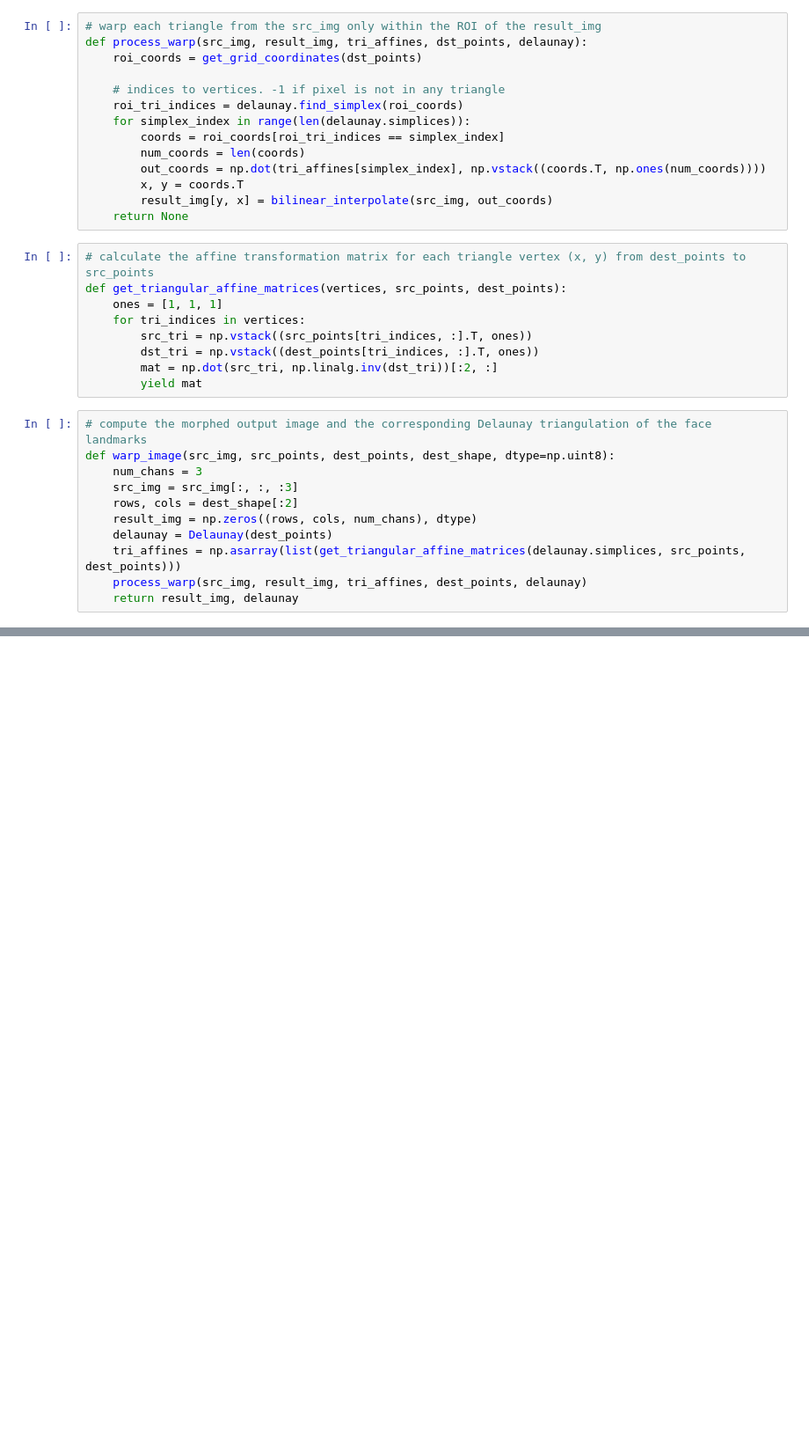
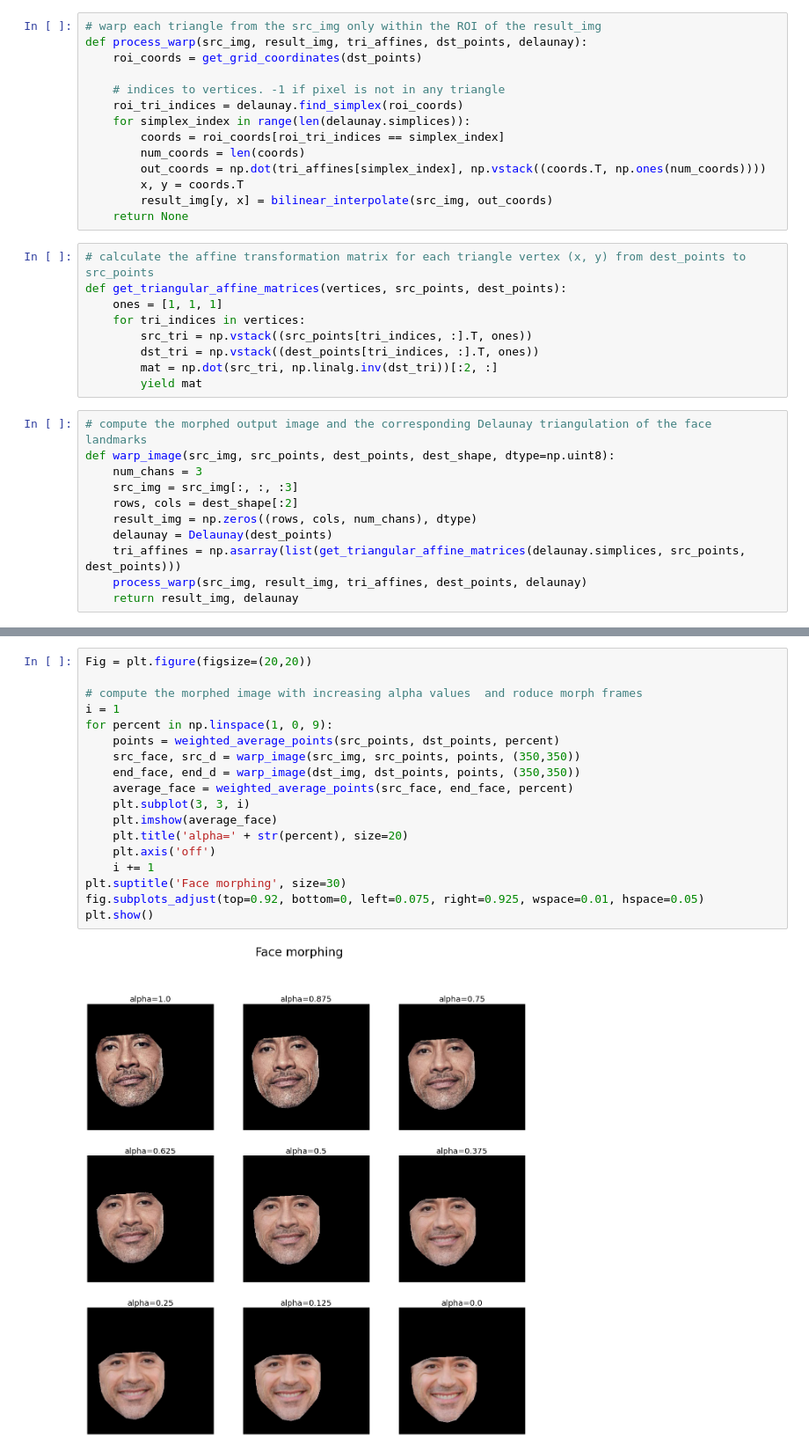
Before and after one commit to Zayatsoff/computer_vision, a Jupyter notebook: face_morphing.ipynb, the cells around one changed output, grey strips where cells are left out. Shown at 88% size. Cells and saved outputs as stored; diff of their text form; blank space fills up the shorter version.

Commit message:
Produce morph frames
- Compute the morphed image with increasing alpha values and produce morph frames

```diff
--- a/face_morphing.ipynb
+++ b/face_morphing.ipynb
@@ -133,0 +134,20 @@ plt.show()
+# %%
+Fig = plt.figure(figsize=(20,20))
+
+# compute the morphed image with increasing alpha values  and roduce morph frames
+i = 1
+for percent in np.linspace(1, 0, 9):
+    points = weighted_average_points(src_points, dst_points, percent)
+    src_face, src_d = warp_image(src_img, src_points, points, (350,350))
+    end_face, end_d = warp_image(dst_img, dst_points, points, (350,350))
+    average_face = weighted_average_points(src_face, end_face, percent)
+    plt.subplot(3, 3, i)
+    plt.imshow(average_face)
+    plt.title('alpha=' + str(percent), size=20)
+    plt.axis('off')
+    i += 1
+plt.suptitle('Face morphing', size=30)
+fig.subplots_adjust(top=0.92, bottom=0, left=0.075, right=0.925, wspace=0.01, hspace=0.05)
+plt.show()
+# %% [output]
+[figure, added]
```
Also changed, not shown: parts of 2 cells of this notebook.
